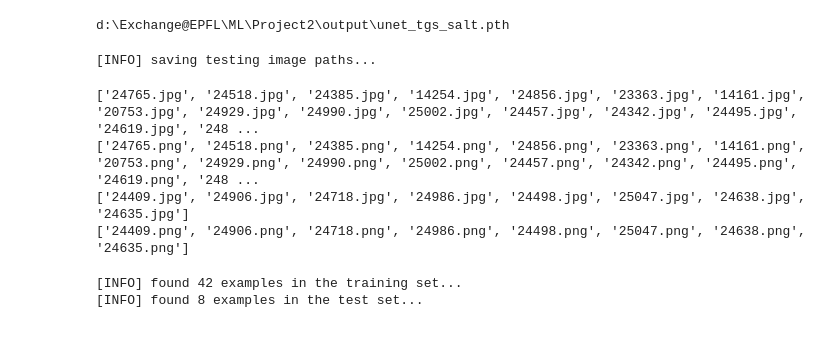
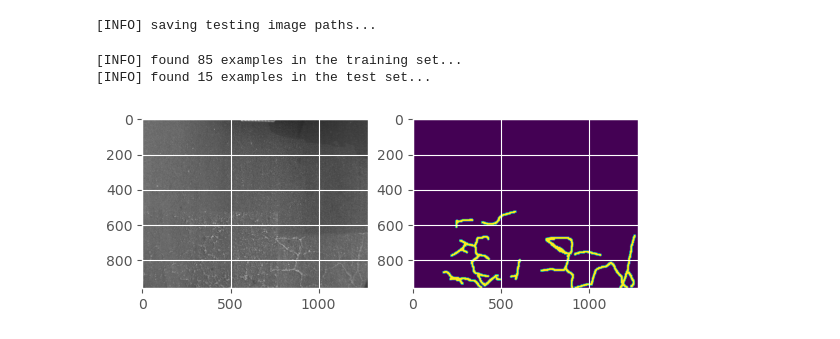
Before and after one commit to Zxmw/Project2, a Jupyter notebook: test.ipynb, the cells around one changed output. Saved outputs shown, nothing was run; the diff lists cells and outputs as text; code cells hidden in the pictures.

Commit message:
adapt unet into fl, may not complete

```diff
--- a/test.ipynb
+++ b/test.ipynb
@@ -44,15 +44,15 @@ NUM_LEVELS = 3
 
 # initialize learning rate, number of epochs to train for, and the
 # batch size
-INIT_LR = 0.01
-NUM_EPOCHS = 5
-BATCH_SIZE = 4
+INIT_LR = 0.001
+NUM_EPOCHS = 10
+BATCH_SIZE = 1
 # define the input image dimensions
 INPUT_IMAGE_WIDTH = 1280
 INPUT_IMAGE_HEIGHT = 960
 
 # define threshold to filter weak predictions
-THRESHOLD = 0.5
+THRESHOLD = 0.3
 
 # define the path to the base output directory
 BASE_OUTPUT = os.path.join(os.getcwd(), 'output')
@@ -63,10 +63,6 @@ MODEL_PATH = os.path.join(BASE_OUTPUT, "unet_tgs_salt.pth")
 PLOT_PATH = os.path.sep.join([BASE_OUTPUT, "plot.png"])
 TEST_IMAGE_PATHS = os.path.sep.join([BASE_OUTPUT, "test_image_paths.txt"])
 TEST_MASK_PATHS = os.path.sep.join([BASE_OUTPUT, "test_mask_paths.txt"])
-# %%
-print(MODEL_PATH)
-# %% [output]
-d:\Exchange@EPFL\ML\Project2\output\unet_tgs_salt.pth
 # %%
 import os.path
 import numpy as np
@@ -90,8 +86,14 @@ class SegmentationDataSet(Dataset):
         image_path=os.path.join(self.data_dir,self.img_name_ls[index])
         label_path = os.path.join(self.label_dir,self.label_name_ls[index])
         img=Image.open(image_path)
+        if img.size[0] < img.size[1]:
+            img = img.transpose(Image.ROTATE_90)
         img = np.array(img)
-        img_label=Image.open(label_path).convert('L')
+        img_label = Image.open(label_path).convert('L')
+        # if pixel value is greater than 127, set it to 1, otherwise 0
+        img_label = img_label.point(lambda p: p > 127 and 1)
+        if img_label.size[0] < img_label.size[1]:
+            img_label = img_label.transpose(Image.ROTATE_90)
         img_label = np.array(img_label)
         if self.transform:
             img = self.transform(img)
@@ -200,9 +205,9 @@ class UNet(nn.Module):
 imagePaths = sorted(list(os.listdir(IMAGE_DATASET_PATH)))
 maskPaths = sorted(list(os.listdir(MASK_DATASET_PATH)))
 
-# only use first 10 pictures
-imagePaths = imagePaths[:50]
-maskPaths = maskPaths[:50]
+# only use first 50 pictures
+imagePaths = imagePaths[:100]
+maskPaths = maskPaths[:100]
 
 for file_name in imagePaths:
     os.rename(os.path.join(IMAGE_DATASET_PATH,file_name),os.path.join(IMAGE_DATASET_PATH,file_name.lower()))
@@ -226,34 +231,41 @@ f.write("\n".join(testMasks))
 f.close()
 # %% [output]
 [INFO] saving testing image paths...
-# %%
-print(trainImages)
-print(trainMasks)
-print(testImages)
-print(testMasks)
-# %% [output]
-['24765.jpg', '24518.jpg', '24385.jpg', '14254.jpg', '24856.jpg', '23363.jpg', '14161.jpg', '20753.jpg', '24929.jpg', '24990.jpg', '25002.jpg', '24457.jpg', '24342.jpg', '24495.jpg', '24619.jpg', '248 ...
-['24765.png', '24518.png', '24385.png', '14254.png', '24856.png', '23363.png', '14161.png', '20753.png', '24929.png', '24990.png', '25002.png', '24457.png', '24342.png', '24495.png', '24619.png', '248 ...
-['24409.jpg', '24906.jpg', '24718.jpg', '24986.jpg', '24498.jpg', '25047.jpg', '24638.jpg', '24635.jpg']
-['24409.png', '24906.png', '24718.png', '24986.png', '24498.png', '25047.png', '24638.png', '24635.png']
 # %%
 # define transformations
 transform = transforms.Compose([transforms.ToPILImage(),
  	transforms.Resize((INPUT_IMAGE_HEIGHT, INPUT_IMAGE_WIDTH)),
 	transforms.ToTensor()])
 # create the train and test datasets
 trainDS = SegmentationDataSet(IMAGE_DATASET_PATH, MASK_DATASET_PATH, trainImages, trainMasks, transform=transform)
 testDS = SegmentationDataSet(IMAGE_DATASET_PATH, MASK_DATASET_PATH, testImages, testMasks, transform=transform)
 print(f"[INFO] found {len(trainDS)} examples in the training set...")
 print(f"[INFO] found {len(testDS)} examples in the test set...")
 # create the training and test data loaders
 trainLoader = DataLoader(trainDS, shuffle=True,
 	batch_size=BATCH_SIZE, pin_memory=PIN_MEMORY)
 testLoader = DataLoader(testDS, shuffle=False,
 	batch_size=BATCH_SIZE, pin_memory=PIN_MEMORY)
+
+# check the first batch of data
+for batch in trainLoader:
+	# grab the first batch of images and labels
+	images, masks = batch
+	# loop over the images and masks in the batch
+	for (image, mask) in zip(images, masks):
+		# convert the image and mask from tensors to numpy arrays
+		image = image.numpy().transpose(1, 2, 0)
+		mask = mask.numpy().transpose(1, 2, 0)
+		# plot the image and mask
+		fig, ax = plt.subplots(1, 2)
+		ax[0].imshow(image)
+		ax[1].imshow(mask)
+		plt.show()
+	break
 # %% [output]
-[INFO] found 42 examples in the training set...
-[INFO] found 8 examples in the test set...
+[INFO] found 85 examples in the training set...
+[INFO] found 15 examples in the test set...
+[figure, added]
 # %%
 class WeightedFocalLoss(nn.Module):
     "Non weighted version of Focal Loss"
```
Also changed, not shown: parts of 5 cells of this notebook, 10 other files.
